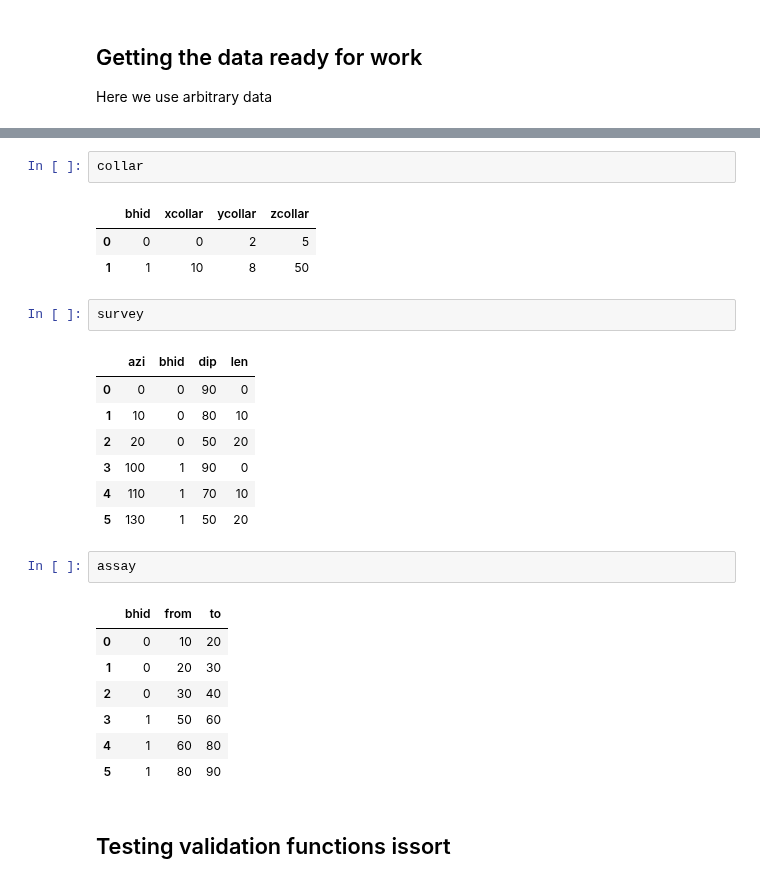
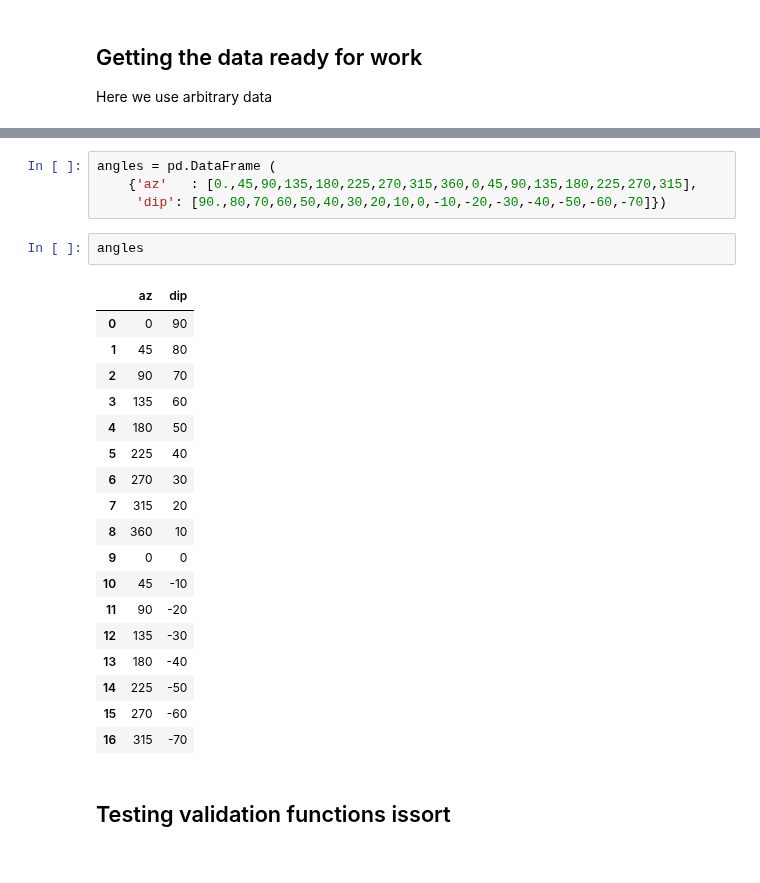
Before and after one commit to opengeostat/pygslib, a Jupyter notebook: pygslib/Ipython_templates/drillhole.ipynb, the cells around one changed output, grey strips where cells are left out. Drawn from its saved outputs; the diff is of its cells as text.

```diff
--- a/pygslib/Ipython_templates/drillhole.ipynb
+++ b/pygslib/Ipython_templates/drillhole.ipynb
@@ -38,28 +24,27 @@ assay  = pd.DataFrame ({'bhid'   : [0,0,0,1,1,1],
-# %%
-collar
-# %% [output]
-|  | bhid | xcollar | ycollar | zcollar |
-| 0 | 0 | 0 | 2 | 5 |
-| 1 | 1 | 10 | 8 | 50 |
-# %%
-survey
-# %% [output]
-|  | azi | bhid | dip | len |
-| 0 | 0 | 0 | 90 | 0 |
-| 1 | 10 | 0 | 80 | 10 |
-| 2 | 20 | 0 | 50 | 20 |
-| 3 | 100 | 1 | 90 | 0 |
-| 4 | 110 | 1 | 70 | 10 |
-| 5 | 130 | 1 | 50 | 20 |
-# %%
-assay
-# %% [output]
-|  | bhid | from | to |
-| 0 | 0 | 10 | 20 |
-| 1 | 0 | 20 | 30 |
-| 2 | 0 | 30 | 40 |
-| 3 | 1 | 50 | 60 |
-| 4 | 1 | 60 | 80 |
-| 5 | 1 | 80 | 90 |
+# %%
+angles = pd.DataFrame (
+    {'az'   : [0.,45,90,135,180,225,270,315,360,0,45,90,135,180,225,270,315],
+     'dip': [90.,80,70,60,50,40,30,20,10,0,-10,-20,-30,-40,-50,-60,-70]})
+# %%
+angles
+# %% [output]
+|  | az | dip |
+| 0 | 0 | 90 |
+| 1 | 45 | 80 |
+| 2 | 90 | 70 |
+| 3 | 135 | 60 |
+| 4 | 180 | 50 |
+| 5 | 225 | 40 |
+| 6 | 270 | 30 |
+| 7 | 315 | 20 |
+| 8 | 360 | 10 |
+| 9 | 0 | 0 |
+| 10 | 45 | -10 |
+| 11 | 90 | -20 |
+| 12 | 135 | -30 |
+| 13 | 180 | -40 |
+| 14 | 225 | -50 |
+| 15 | 270 | -60 |
+| 16 | 315 | -70 |
 # %% [markdown]
 ## Testing validation functions issort
```
Also changed, not shown: parts of 34 cells of this notebook, 2 other files.
